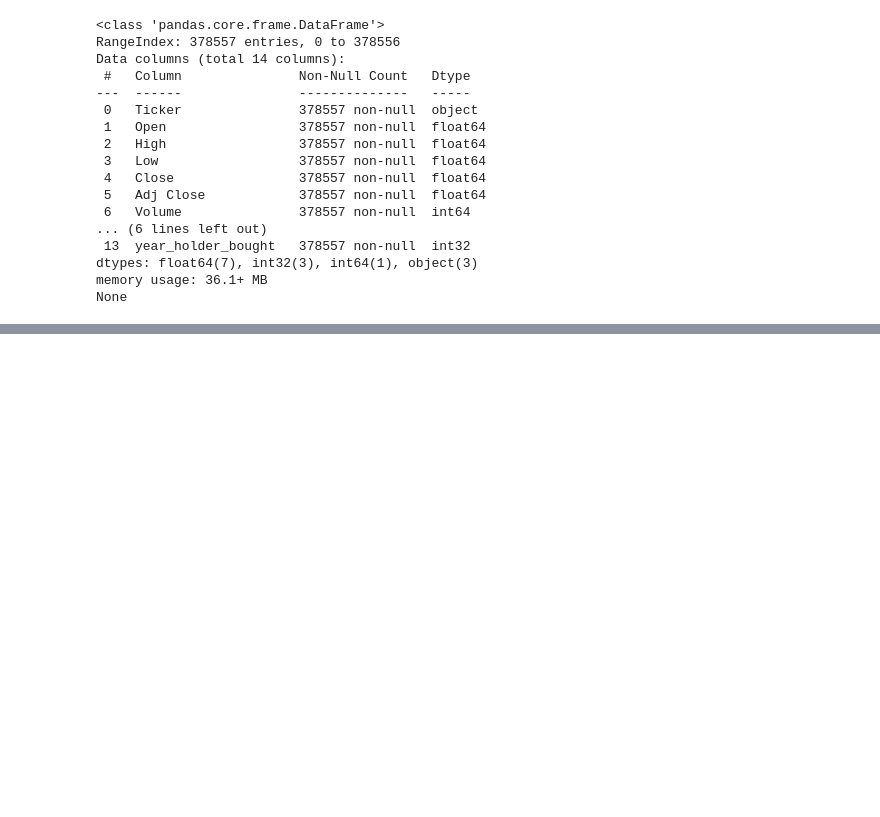
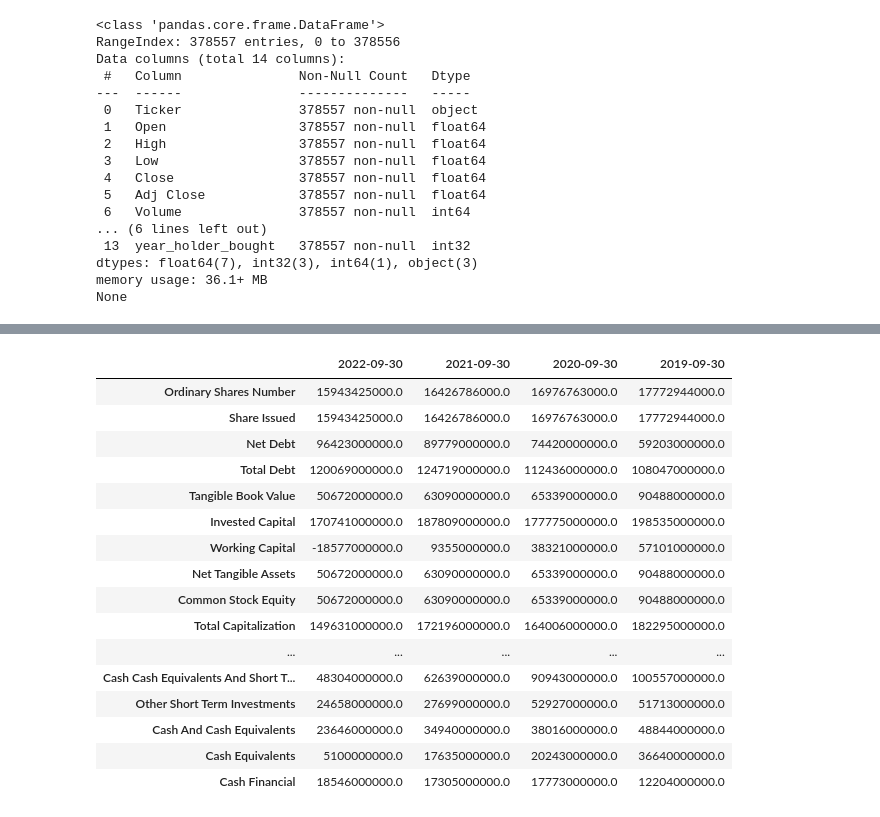
Before and after one commit to nirmolcho/Clustering_and_TS_DS_Alg, a Jupyter notebook: time_series/get_s&p_data.ipynb, the cells around one changed output, grey strips where cells are left out. Cells and saved outputs as stored; diff of their text form; code cells hidden in the pictures; blank space fills up the shorter version.

```diff
--- a/recommendation_system/get_s&p_data.ipynb
+++ b/time_series/get_s&p_data.ipynb
@@ -902,0 +895,20 @@ MergeError: Passing 'suffixes' which cause duplicate columns {'income_stmt_Norma
+# %%
+yf.Ticker('AAPL').balance_sheet
+# %% [output]
+|  | 2022-09-30 | 2021-09-30 | 2020-09-30 | 2019-09-30 |
+| Ordinary Shares Number | 15943425000.0 | 16426786000.0 | 16976763000.0 | 17772944000.0 |
+| Share Issued | 15943425000.0 | 16426786000.0 | 16976763000.0 | 17772944000.0 |
+| Net Debt | 96423000000.0 | 89779000000.0 | 74420000000.0 | 59203000000.0 |
+| Total Debt | 120069000000.0 | 124719000000.0 | 112436000000.0 | 108047000000.0 |
+| Tangible Book Value | 50672000000.0 | 63090000000.0 | 65339000000.0 | 90488000000.0 |
+| Invested Capital | 170741000000.0 | 187809000000.0 | 177775000000.0 | 198535000000.0 |
+| Working Capital | -18577000000.0 | 9355000000.0 | 38321000000.0 | 57101000000.0 |
+| Net Tangible Assets | 50672000000.0 | 63090000000.0 | 65339000000.0 | 90488000000.0 |
+| Common Stock Equity | 50672000000.0 | 63090000000.0 | 65339000000.0 | 90488000000.0 |
+| Total Capitalization | 149631000000.0 | 172196000000.0 | 164006000000.0 | 182295000000.0 |
+| ... | ... | ... | ... | ... |
+| Cash Cash Equivalents And Short T... | 48304000000.0 | 62639000000.0 | 90943000000.0 | 100557000000.0 |
+| Other Short Term Investments | 24658000000.0 | 27699000000.0 | 52927000000.0 | 51713000000.0 |
+| Cash And Cash Equivalents | 23646000000.0 | 34940000000.0 | 38016000000.0 | 48844000000.0 |
+| Cash Equivalents | 5100000000.0 | 17635000000.0 | 20243000000.0 | 36640000000.0 |
+| Cash Financial | 18546000000.0 | 17305000000.0 | 17773000000.0 | 12204000000.0 |
```
Also changed, not shown: parts of 21 cells of this notebook, 3 other files.
